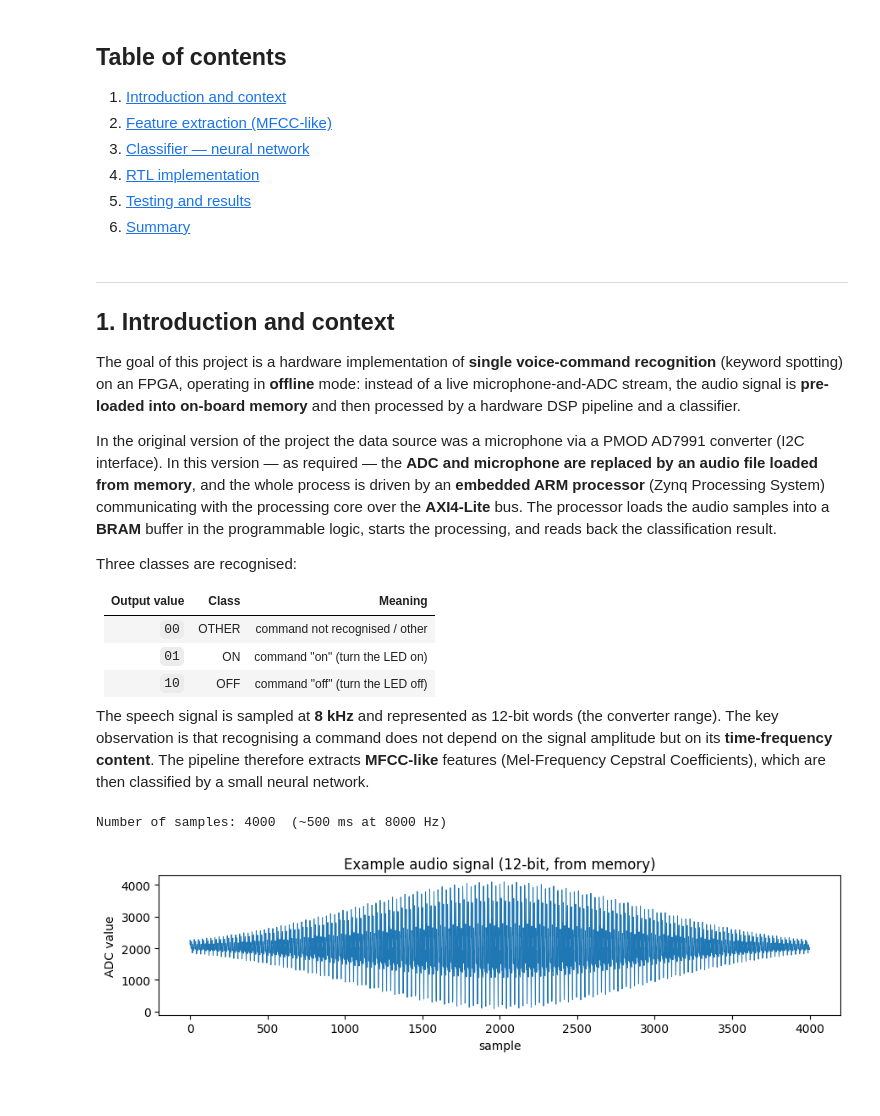
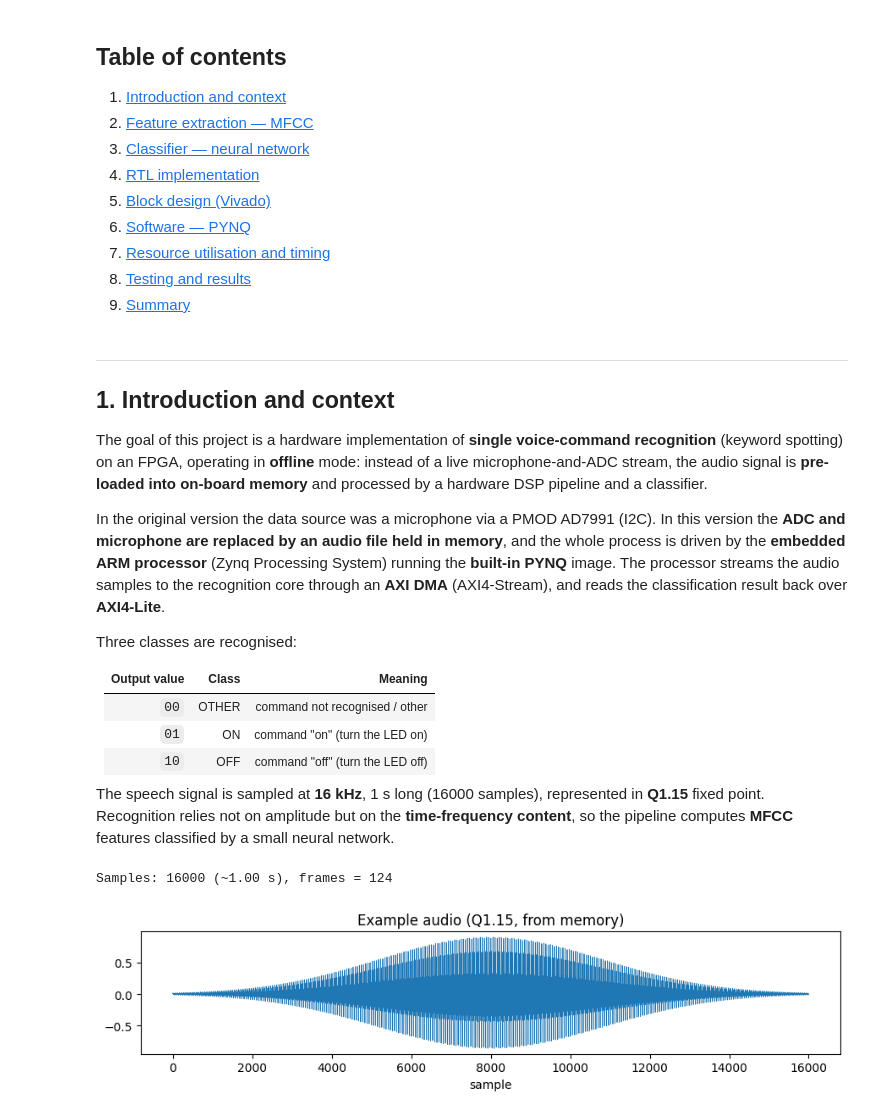
Before and after one commit to H1tchie/simple_speech_recognition, a Jupyter notebook: SSR_report_EN.ipynb, the cells around one changed output. Saved outputs shown, nothing was run; the diff lists cells and outputs as text; code cells hidden in the pictures; blank space fills up the shorter version.

```diff
--- a/SSR_report_EN.ipynb
+++ b/SSR_report_EN.ipynb
@@ -10,20 +12,22 @@
 ---
 # %% [markdown]
 ## Table of contents
-
 1. [Introduction and context](#1-introduction-and-context)
-2. [Feature extraction (MFCC-like)](#2-feature-extraction)
+2. [Feature extraction — MFCC](#2-feature-extraction)
 3. [Classifier — neural network](#3-classifier)
 4. [RTL implementation](#4-rtl-implementation)
-5. [Testing and results](#5-testing-and-results)
-6. [Summary](#6-summary)
+5. [Block design (Vivado)](#5-block-design)
+6. [Software — PYNQ](#6-software)
+7. [Resource utilisation and timing](#7-resource-utilisation-and-timing)
+8. [Testing and results](#8-testing-and-results)
+9. [Summary](#9-summary)
 # %% [markdown]
 ---
 ## 1. Introduction and context
 
-The goal of this project is a hardware implementation of **single voice-command recognition** (keyword spotting) on an FPGA, operating in **offline** mode: instead of a live microphone-and-ADC stream, the audio signal is **pre-loaded into on-board memory** and then processed by a hardware DSP pipeline and a classifier.
+The goal of this project is a hardware implementation of **single voice-command recognition** (keyword spotting) on an FPGA, operating in **offline** mode: instead of a live microphone-and-ADC stream, the audio signal is **pre-loaded into on-board memory** and processed by a hardware DSP pipeline and a classifier.
 
-In the original version of the project the data source was a microphone via a PMOD AD7991 converter (I2C interface). In this version — as required — the **ADC and microphone are replaced by an audio file loaded from memory**, and the whole process is driven by an **embedded ARM processor** (Zynq Processing System) communicating with the processing core over the **AXI4-Lite** bus. The processor loads the audio samples into a **BRAM** buffer in the programmable logic, starts the processing, and reads back the classification result.
+In the original version the data source was a microphone via a PMOD AD7991 (I2C). In this version the **ADC and microphone are replaced by an audio file held in memory**, and the whole process is driven by the **embedded ARM processor** (Zynq Processing System) running the **built-in PYNQ** image. The processor streams the audio samples to the recognition core through an **AXI DMA** (AXI4-Stream), and reads the classification result back over **AXI4-Lite**.
 
 Three classes are recognised:
 
@@ -33,38 +37,26 @@ Three classes are recognised:
 | `01` | ON | command "on" (turn the LED on) |
 | `10` | OFF | command "off" (turn the LED off) |
 
-The speech signal is sampled at **8 kHz** and represented as 12-bit words (the converter range). The key observation is that recognising a command does not depend on the signal amplitude but on its **time-frequency content**. The pipeline therefore extracts **MFCC-like** features (Mel-Frequency Cepstral Coefficients), which are then classified by a small neural network.
+The speech signal is sampled at **16 kHz**, 1 s long (16000 samples), represented in **Q1.15** fixed point. Recognition relies not on amplitude but on the **time-frequency content**, so the pipeline computes **MFCC** features classified by a small neural network.
 # %%
 import numpy as np
 import matplotlib.pyplot as plt
 
-# --- signal / pipeline parameters ---
-FS          = 8000     # sampling frequency [Hz]
-ADC_BITS    = 12       # "ADC" resolution
-FRAME_LEN   = 64       # frame length [samples] -> 64-point FFT
-N_MEL       = 40       # number of mel bands
-N_FEATURES  = 26       # length of the network input feature vector
-BASELINE    = 2048     # DC offset (middle of the 12-bit range)
+# --- pipeline parameters (== ssr_pkg.sv) ---
+SR=16000; FRAME_LEN=256; HOP_LEN=128; N_FFT=256; N_BINS=129
+N_MELS=26; N_MFCC=13; N_FEATURES=26; N_SAMPLES=16000
 
-def synth_command(fs=FS, dur=0.5, kind='on', seed=0):
-    # Synthetic, noise-free 'voice' (lets the notebook run without a recording);
-    # imitates formants with different frequency sets per command.
-    rng = np.random.default_rng(seed)
-    t = np.arange(int(fs*dur))/fs
-    formants = {'on':[300,900,1800], 'off':[500,1500,2500], 'other':[400,1200,2000]}[kind]
-    env = np.exp(-((t-dur/2)/(dur/3))**2)            # envelope (word in the middle)
-    sig = sum(np.sin(2*np.pi*f*t + rng.uniform(0,1)) for f in formants)
-    sig = sig/np.max(np.abs(sig)) * env
-    adc = np.clip(np.round(sig*(2**(ADC_BITS-1)-1) + BASELINE), 0, 2**ADC_BITS-1)
-    return adc.astype(int)
+def synth_command(kind='on', dur=1.0, seed=0):
+    rng=np.random.default_rng(seed); t=np.arange(int(SR*dur))/SR
+    formants={'on':[300,900,1800],'off':[500,1500,2500],'other':[400,1200,2000]}[kind]
+    env=np.exp(-((t-dur/2)/(dur/4))**2)
+    sig=sum(np.sin(2*np.pi*f*t+rng.uniform(0,1)) for f in formants)
+    return (sig/np.max(np.abs(sig))*env*0.9).astype(np.float32)
 
-audio = synth_command(kind='on')
-print(f"Number of samples: {len(audio)}  (~{len(audio)/FS*1000:.0f} ms at {FS} Hz)")
-
-plt.figure(figsize=(9,2.6))
-plt.plot(audio, lw=0.7)
-plt.title("Example audio signal (12-bit, from memory)"); plt.xlabel("sample"); plt.ylabel("ADC value")
-plt.tight_layout(); plt.show()
+audio=synth_command('on')
+print(f"Samples: {len(audio)} (~{len(audio)/SR:.2f} s), frames = {1+(N_SAMPLES-FRAME_LEN)//HOP_LEN}")
+plt.figure(figsize=(9,2.4)); plt.plot(audio,lw=0.6)
+plt.title("Example audio (Q1.15, from memory)"); plt.xlabel("sample"); plt.tight_layout(); plt.show()
 # %% [output]
-Number of samples: 4000  (~500 ms at 8000 Hz)
+Samples: 16000 (~1.00 s), frames = 124
-[figure, old version]
+[figure, new version]
```
Also changed, not shown: parts of 18 cells of this notebook.
